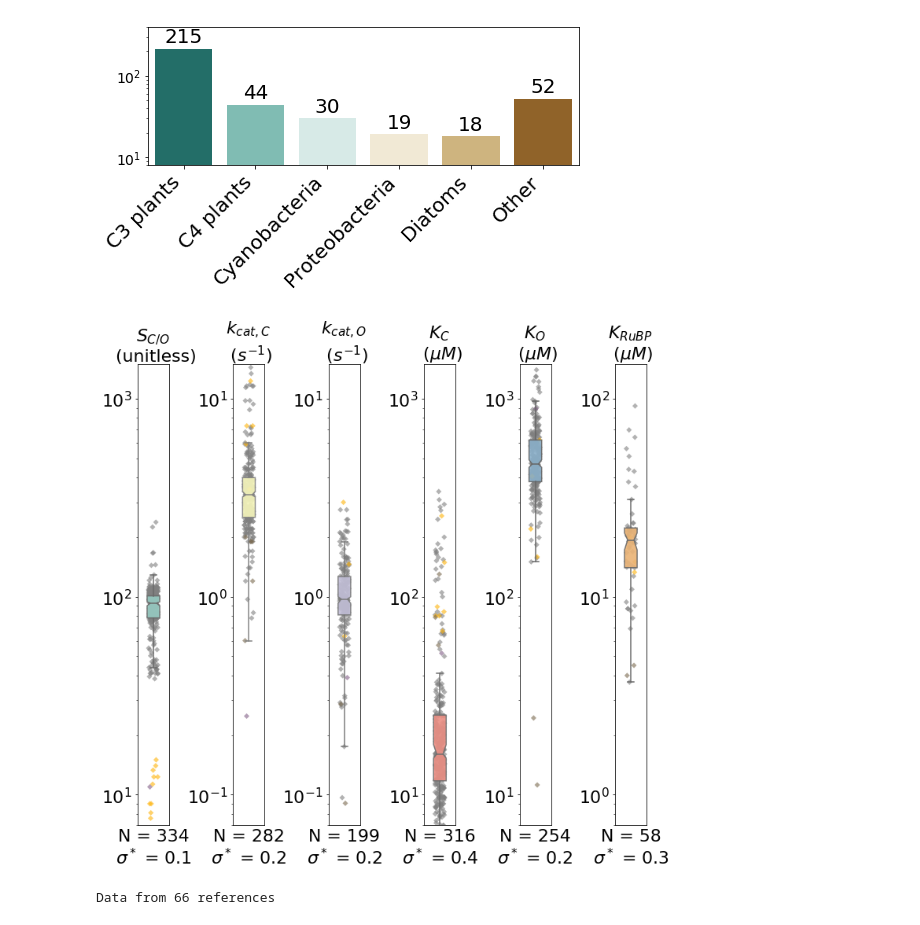
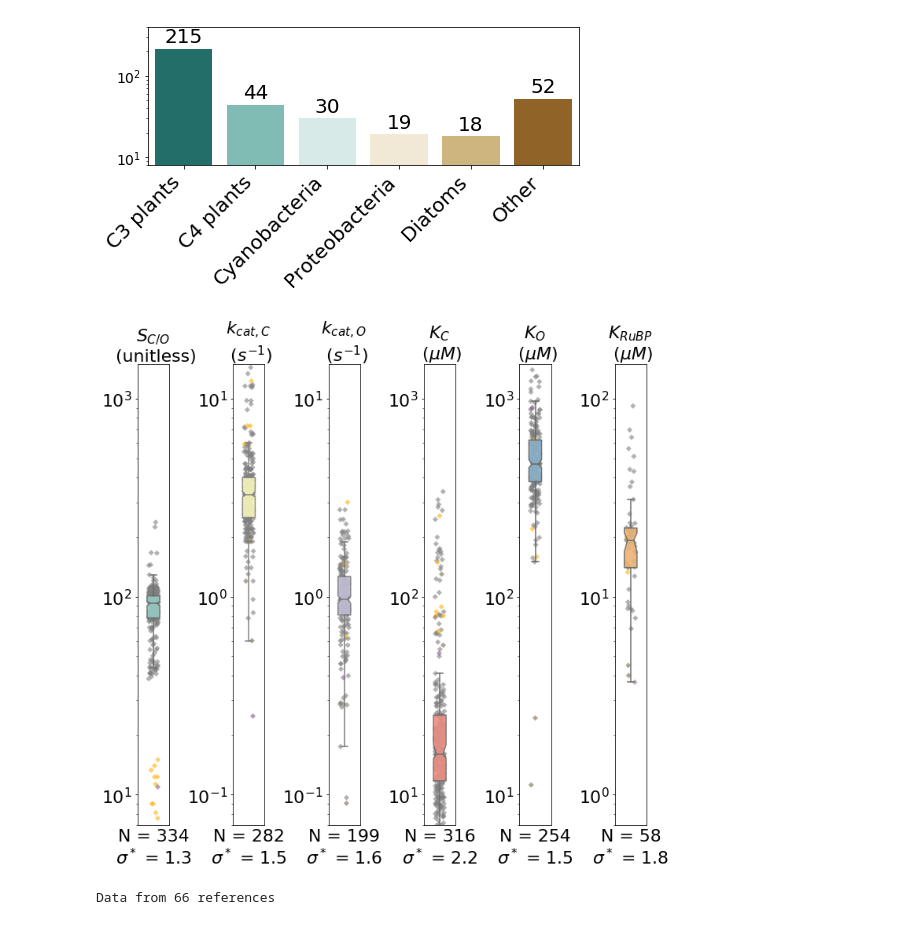
Before and after one commit to flamholz/rubisco, a Jupyter notebook: notebooks/Figure2 Dataset Summary & Correlations.ipynb, the cells around one changed output. Saved outputs shown, nothing was run; the diff lists cells and outputs as text; code cells hidden in the pictures.

```diff
--- a/notebooks/Figure2 Dataset Summary & Correlations.ipynb
+++ b/notebooks/Figure2 Dataset Summary & Correlations.ipynb
@@ -148,35 +148,35 @@ for i, c in enumerate(cols):
     for j, (group, gdf) in enumerate(raw_kin_df.groupby('isoform')):
         color = named_colors[j]
         if group == '1':
             color = 'grey'
-            sigma_star = np.nanstd(np.log10(gdf[c]))
+            sigma_star = power_laws.sigma_star(gdf[c])
 
         seaborn.stripplot(y=gdf[c], color=color, jitter=0.15, size=5, marker='D', alpha=0.6, zorder=-1)
 
     seaborn.boxplot(y=raw_kin_df[c], color=pal[i], width=0.4, notch=True, bootstrap=1000, zorder=10,
                     boxprops=dict(alpha=.9), showfliers=False)
 
     nvals = raw_kin_df[c].notnull().sum()
     xlabel = 'N = %d\n$\sigma^*$ = %.1f' % (nvals, sigma_star)
 
     plt.ylim(*ylim[c])
     plt.xticks([])
     plt.yticks(fontsize=22)
     plt.ylabel('')
     plt.xlabel(xlabel, fontsize=22, ha='center')
 
     title = '%s \n (%s)' % (titles[c], units[c])
     plt.title(title, fontsize=22)
 
 plt.subplots_adjust(wspace=0.1)
 plt.tight_layout()
 
 plt.savefig('fig2/fig2_data_summary.svg')
 plt.savefig('fig2/fig2_data_summary.png', dpi=600, bbox_inches='tight', pad_inches=0.2)
 
 plt.show()
 # %% [output]
-[figure, old version]
+[figure, new version]
 # %%
 # print some statistics about the full dataset
 full_dataset_df = pd.read_csv('../data/DatasetS4_RubiscoKineticsFull_Merged.csv')
```
Also changed, not shown: parts of 2 cells of this notebook, 3 other files.
